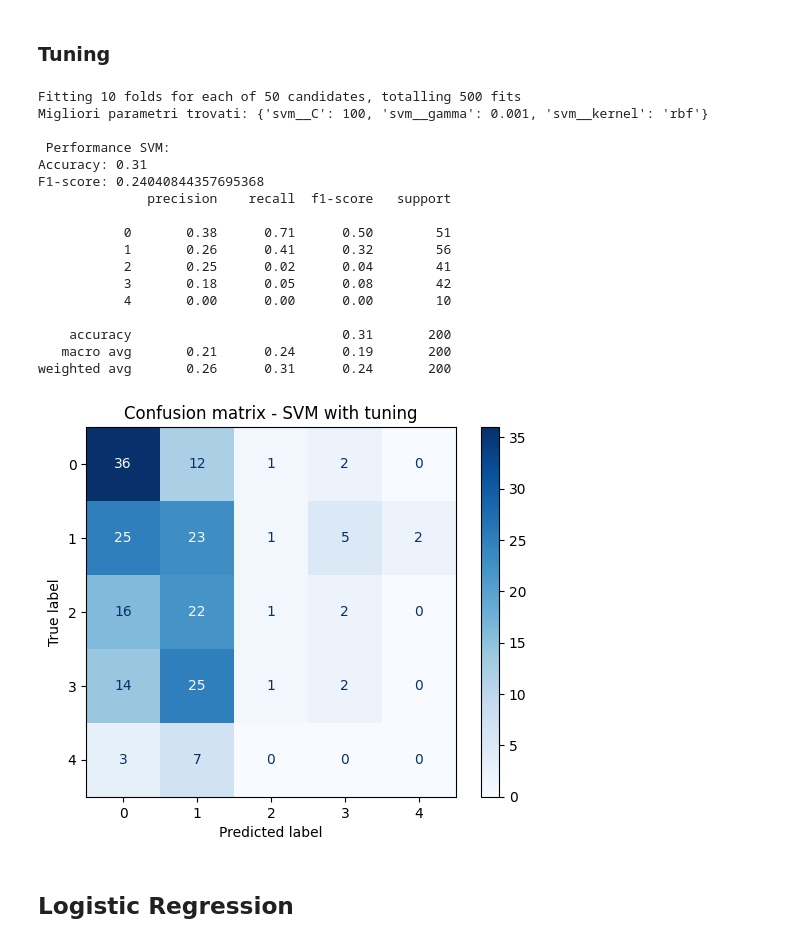
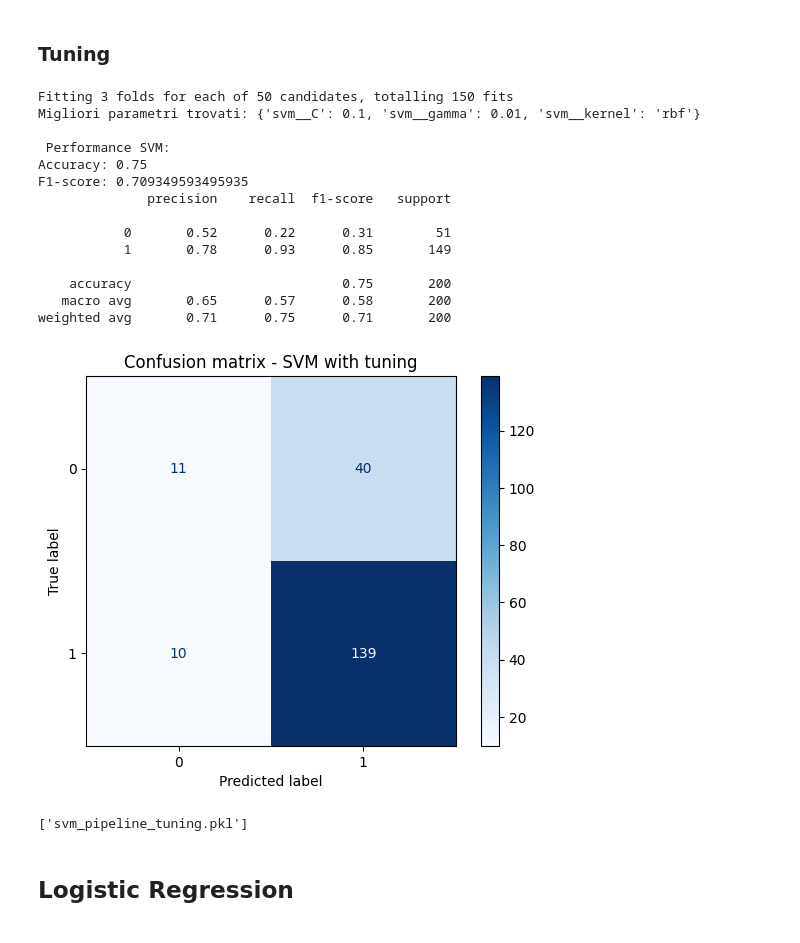
Before and after one commit to Knightmare2002/Heart-Disease-Recognition, a Jupyter notebook: main.ipynb, the cells around one changed output. Saved outputs shown, nothing was run; the diff lists cells and outputs as text; code cells hidden in the pictures.

```diff
--- a/main.ipynb
+++ b/main.ipynb
@@ -460,6 +463,8 @@ I am going to use the Cleveland, hungarian and switzerland dataset as train set
 # %%
 
 train_df = pd.concat([updated_processed_cleveland_df, updated_processed_hungarian_df, updated_processed_switzerland_df], axis=0).replace(np.nan, 0)
+train_df["num"] = (train_df["num"] != 0).astype(int)
+
 
 train_df
 # %% [output]
@@ -602 +598,4 @@ updated_processed_va_df
 200 rows × 23 columns
+# %%
+updated_processed_va_df["num"] = (updated_processed_va_df["num"] != 0).astype(int)
+updated_processed_va_df
@@ -812,54 +820,52 @@ param_grid_svm = {
 grid_svm = GridSearchCV(
     pipeline,
     param_grid_svm,
-    cv = 10,
+    cv = 3,
     scoring="f1_weighted",
     n_jobs=-1,
     verbose=2
 )
 
 clf = grid_svm.fit(X_train, y_train)
 print("Migliori parametri trovati:", clf.best_params_)
 
 best_model = clf.best_estimator_
 
 
 y_pred_svm = best_model.predict(X_test)
 
 print("\n Performance SVM:")
 print("Accuracy:", accuracy_score(y_test, y_pred_svm))
 print("F1-score:", f1_score(y_test, y_pred_svm, average="weighted"))
 print(classification_report(y_test, y_pred_svm))
 
 # === Plotting of the results ===
 cm = confusion_matrix(y_test, y_pred_svm)
 labels = sorted(y_test.unique())
 disp = ConfusionMatrixDisplay(confusion_matrix=cm, display_labels=labels)
 disp.plot(cmap='Blues')
 plt.title("Confusion matrix - SVM with tuning")
 plt.show()
 
 # === Saving the model ===
-#joblib.dump(best_model, "svm_pipeline_tuning.pkl")
+joblib.dump(best_model, "svm_pipeline_tuning.pkl")
 # %% [output]
-Fitting 10 folds for each of 50 candidates, totalling 500 fits
-Migliori parametri trovati: {'svm__C': 100, 'svm__gamma': 0.001, 'svm__kernel': 'rbf'}
+Fitting 3 folds for each of 50 candidates, totalling 150 fits
+Migliori parametri trovati: {'svm__C': 0.1, 'svm__gamma': 0.01, 'svm__kernel': 'rbf'}
 
  Performance SVM:
-Accuracy: 0.31
-F1-score: 0.24040844357695368
+Accuracy: 0.75
+F1-score: 0.709349593495935
               precision    recall  f1-score   support
 
-           0       0.38      0.71      0.50        51
-           1       0.26      0.41      0.32        56
-           2       0.25      0.02      0.04        41
-           3       0.18      0.05      0.08        42
-           4       0.00      0.00      0.00        10
+           0       0.52      0.22      0.31        51
+           1       0.78      0.93      0.85       149
 
-    accuracy                           0.31       200
-   macro avg       0.21      0.24      0.19       200
-weighted avg       0.26      0.31      0.24       200
+    accuracy                           0.75       200
+   macro avg       0.65      0.57      0.58       200
+weighted avg       0.71      0.75      0.71       200
-[figure, old version]
+[figure, new version]
+['svm_pipeline_tuning.pkl']
 # %% [markdown]
 ## Logistic Regression
 # %% [markdown]
```
Also changed, not shown: parts of 23 cells of this notebook, 3 other files.
